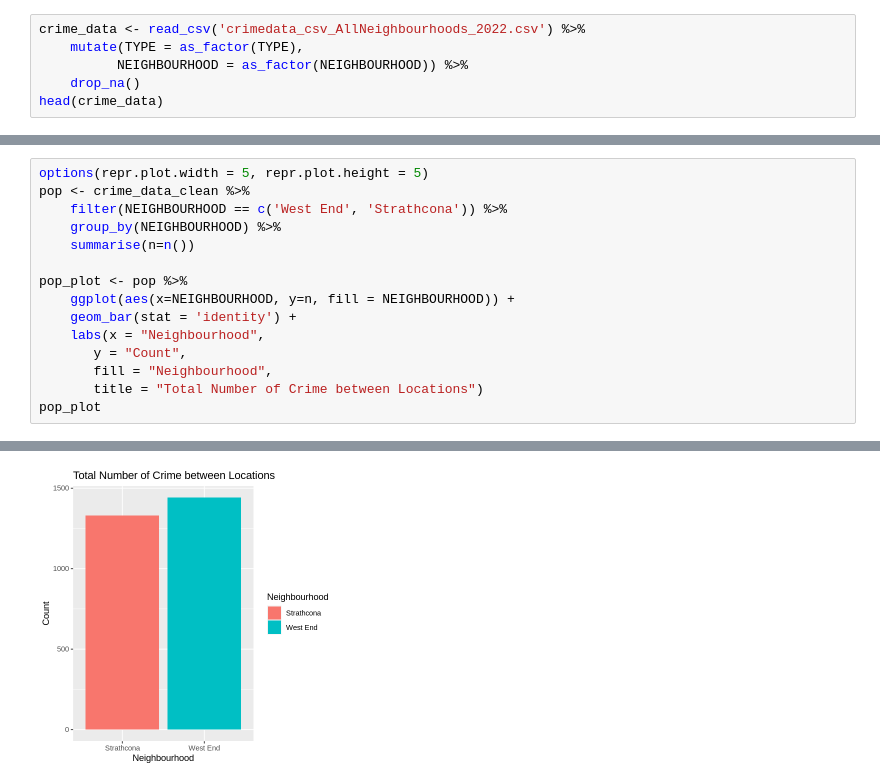
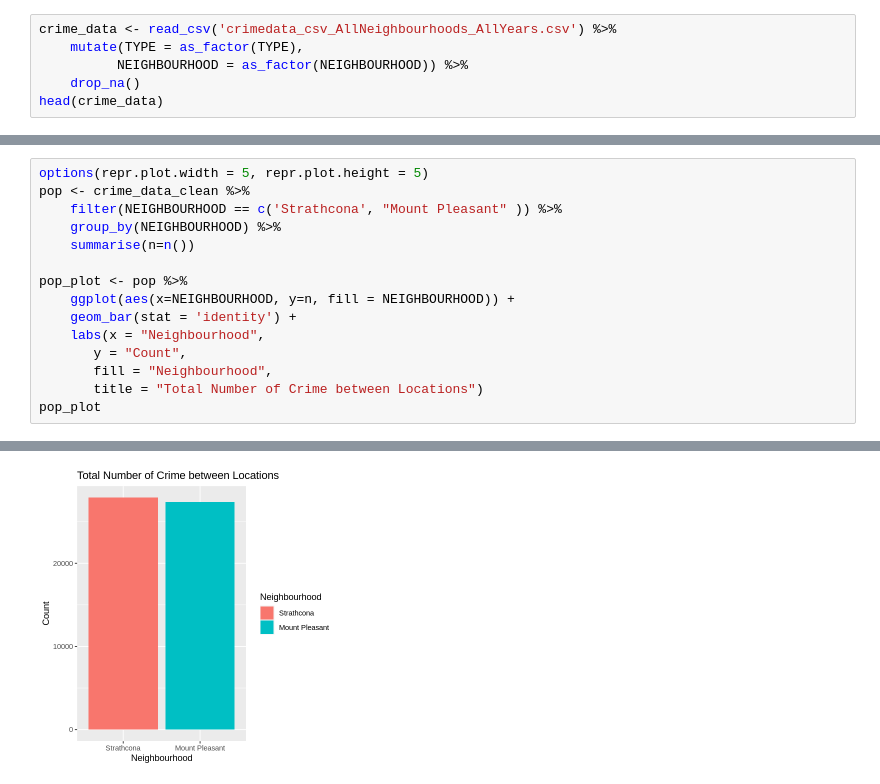
Before and after one commit to vkyaang/Stat201-project, a Jupyter notebook: project.ipynb, the cells around one changed output, grey strips where cells are left out. Saved outputs shown, nothing was run; the diff lists cells and outputs as text.

```diff
--- a/project.ipynb
+++ b/project.ipynb
@@ -25,5 +9,5 @@ The following object is masked from ‘package:dplyr’:
 # %%
-crime_data <- read_csv('crimedata_csv_AllNeighbourhoods_2022.csv') %>%
+crime_data <- read_csv('crimedata_csv_AllNeighbourhoods_AllYears.csv') %>%
     mutate(TYPE = as_factor(TYPE),
           NEIGHBOURHOOD = as_factor(NEIGHBOURHOOD)) %>%
     drop_na()
@@ -154,7 +118,7 @@ A tibble: 10 × 8
 # %%
 options(repr.plot.width = 5, repr.plot.height = 5)
 pop <- crime_data_clean %>%
-    filter(NEIGHBOURHOOD == c('West End', 'Strathcona')) %>%
+    filter(NEIGHBOURHOOD == c('Strathcona', "Mount Pleasant" )) %>%
     group_by(NEIGHBOURHOOD) %>%
     summarise(n=n())
 
@@ -184,4 +148,4 @@ Warning message in `==.default`(NEIGHBOURHOOD, c("West End", "Strathcona")):
 “longer object length is not a multiple of shorter object length”
 Warning message in is.na(e1) | is.na(e2):
 “longer object length is not a multiple of shorter object length”
-[figure, old version]
+[figure, new version]
```
Also changed, not shown: parts of 13 cells of this notebook.
